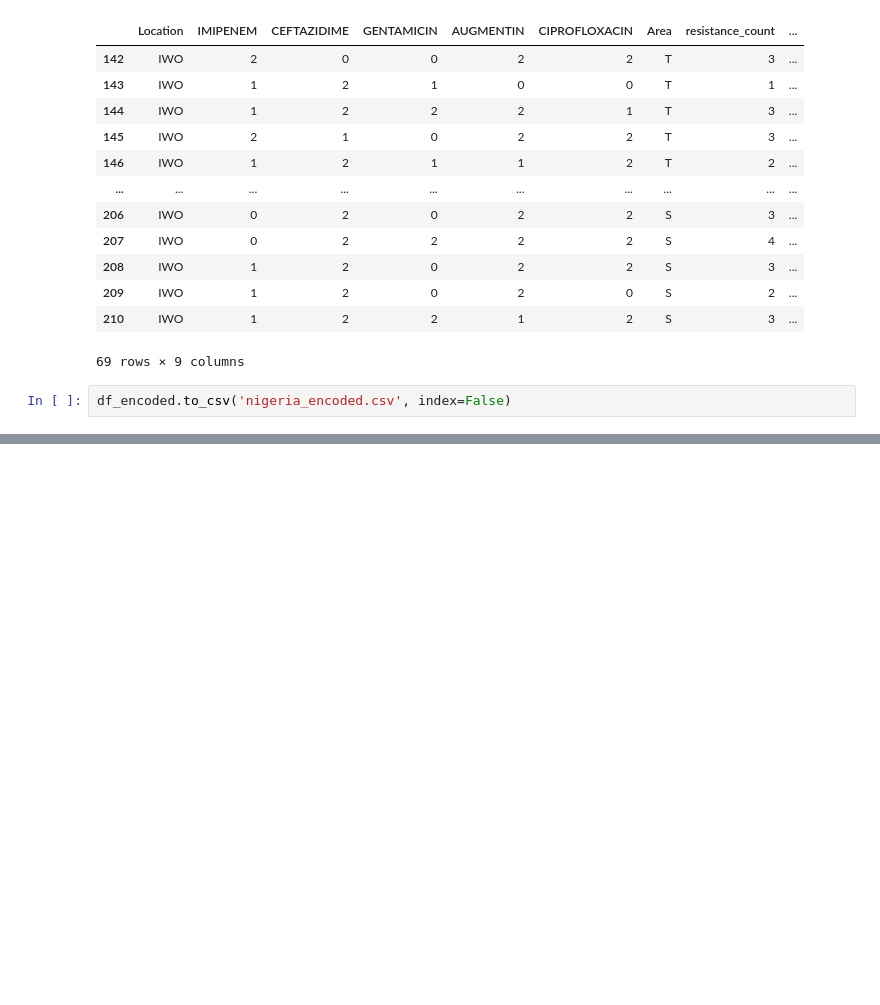
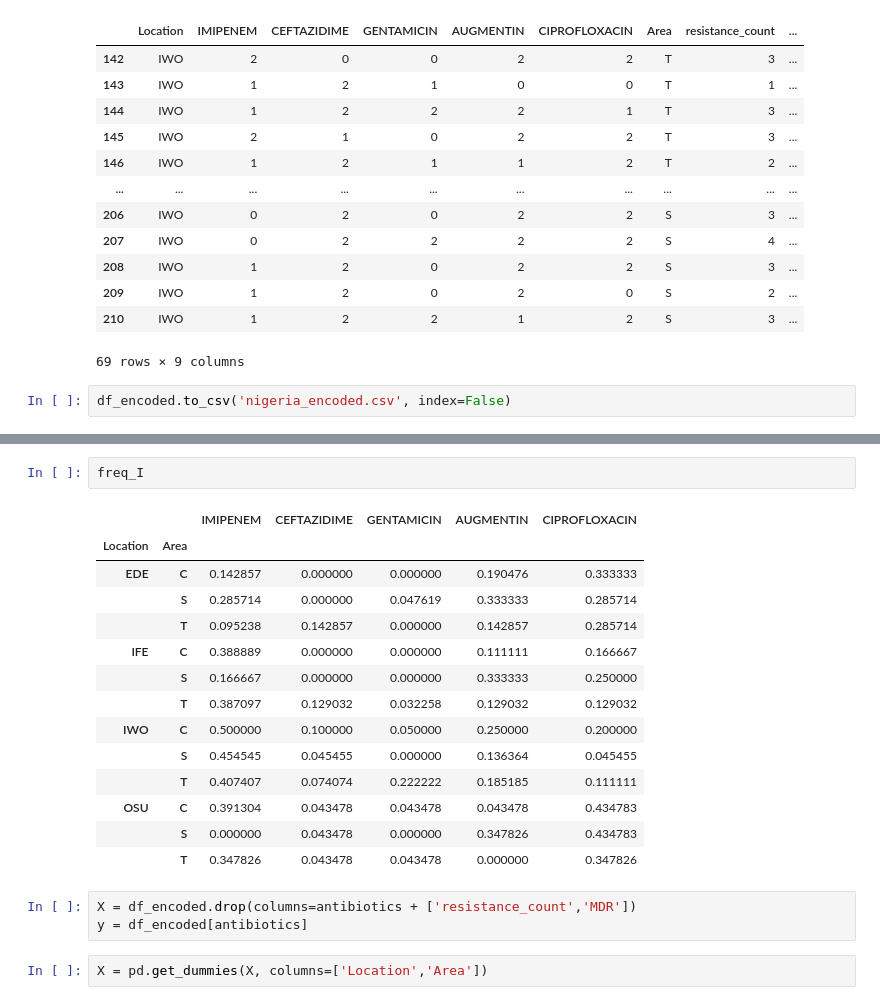
Before and after one commit to anfasahammed/antibiotic-resistance-prediction, a Jupyter notebook: nigeria.ipynb, the cells around one changed output, grey strips where cells are left out. Cells and saved outputs as stored; diff of their text form; blank space fills up the shorter version.

```diff
--- a/nigeria.ipynb
+++ b/nigeria.ipynb
@@ -338,0 +359,22 @@ df_encoded.to_csv('nigeria_encoded.csv', index=False)
+# %%
+freq_I
+# %% [output]
+|  |  | IMIPENEM | CEFTAZIDIME | GENTAMICIN | AUGMENTIN | CIPROFLOXACIN |
+| Location | Area |  |  |  |  |  |
+| EDE | C | 0.142857 | 0.000000 | 0.000000 | 0.190476 | 0.333333 |
+|  | S | 0.285714 | 0.000000 | 0.047619 | 0.333333 | 0.285714 |
+|  | T | 0.095238 | 0.142857 | 0.000000 | 0.142857 | 0.285714 |
+| IFE | C | 0.388889 | 0.000000 | 0.000000 | 0.111111 | 0.166667 |
+|  | S | 0.166667 | 0.000000 | 0.000000 | 0.333333 | 0.250000 |
+|  | T | 0.387097 | 0.129032 | 0.032258 | 0.129032 | 0.129032 |
+| IWO | C | 0.500000 | 0.100000 | 0.050000 | 0.250000 | 0.200000 |
+|  | S | 0.454545 | 0.045455 | 0.000000 | 0.136364 | 0.045455 |
+|  | T | 0.407407 | 0.074074 | 0.222222 | 0.185185 | 0.111111 |
+| OSU | C | 0.391304 | 0.043478 | 0.043478 | 0.043478 | 0.434783 |
+|  | S | 0.000000 | 0.043478 | 0.000000 | 0.347826 | 0.434783 |
+|  | T | 0.347826 | 0.043478 | 0.043478 | 0.000000 | 0.347826 |
+# %%
+X = df_encoded.drop(columns=antibiotics + ['resistance_count','MDR'])
+y = df_encoded[antibiotics]
+# %%
+X = pd.get_dummies(X, columns=['Location','Area'])
```
Also changed, not shown: parts of 12 cells of this notebook, 4 other files.
